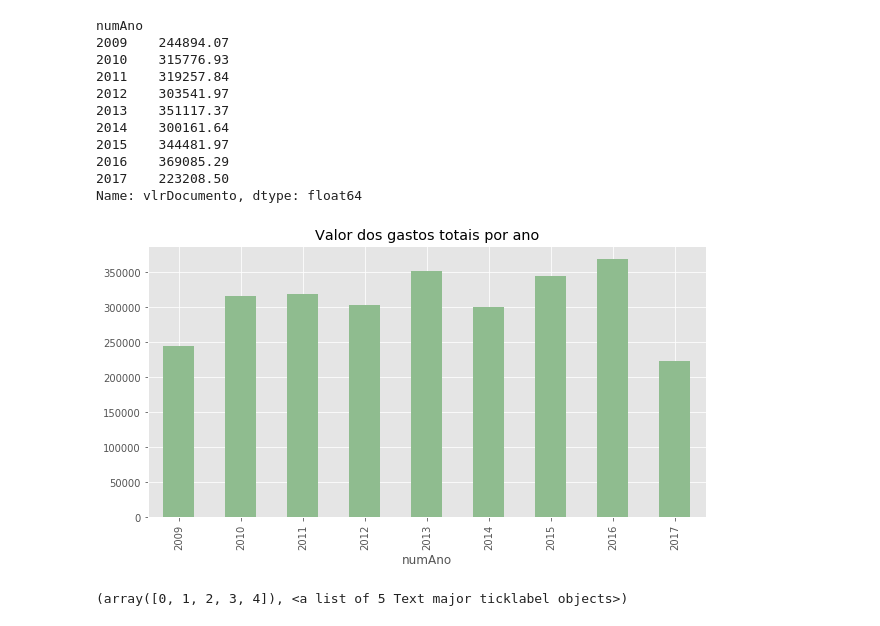
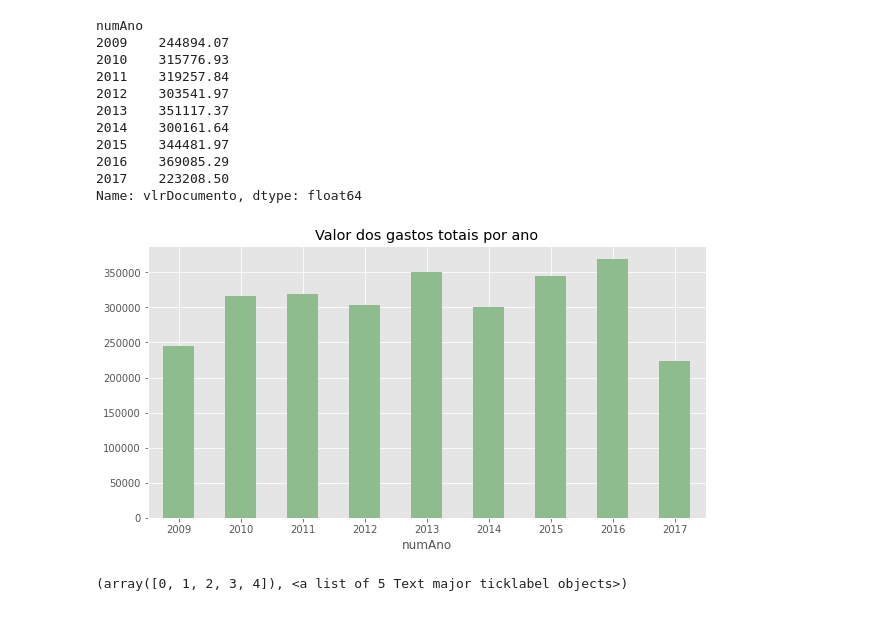
Before and after one commit to alineelima/Analise-JB, a Jupyter notebook: Gastos.ipynb, the cells around one changed output. Cells and saved outputs as stored; diff of their text form; code cells hidden in the pictures.

```diff
--- a/Gastos.ipynb
+++ b/Gastos.ipynb
@@ -53,10 +53,10 @@ Name: vlrDocumento, dtype: float64
 # %%
 plt.style.use("ggplot")
 por_ano.plot(kind='bar', subplots=True, label="Valor dos gastos totais por ano" ,figsize=(10, 5), color='darkseagreen')
-plt.xticks(rotation=90)
+plt.xticks(rotation=360)
 plt.savefig('content/gastos_por_ano.png')
 # %% [output]
-[figure, old version]
+[figure, new version]
 # %%
 por_fornecedor = gastos.groupby('txtCNPJCPF').sum()['vlrDocumento'].sort_values(ascending=False)
 por_fornecedor.head(10)
```
Also changed, not shown: parts of 1 cell of this notebook, 6 other files.
